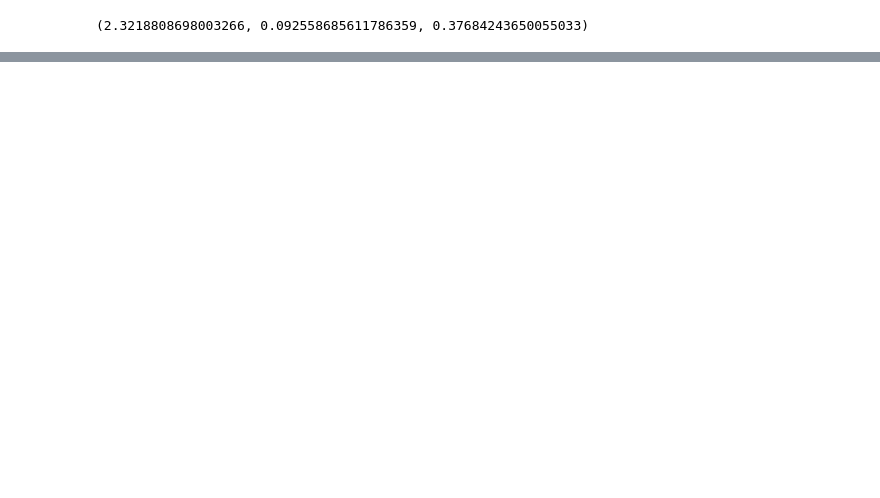
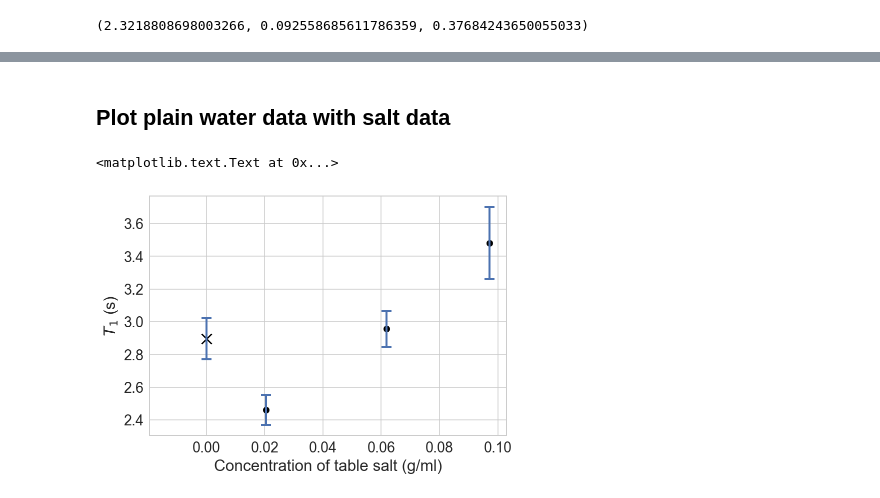
Before and after one commit to jackhong6/PHYS309, a Jupyter notebook: PHYS 309 Final Data Analysis 3.ipynb, the cells around one changed output, grey strips where cells are left out. Drawn from its saved outputs; the diff is of its cells as text; code cells hidden in the pictures; blank space fills up the shorter version.

```diff
--- a/PHYS 309 Final Data Analysis 3.ipynb
+++ b/PHYS 309 Final Data Analysis 3.ipynb
@@ -345,0 +348,18 @@ xlabel('Solution')
+# %% [markdown]
+## Plot plain water data with salt data
+# %%
+salt_mass = array([0, 10.22, 30.88, 48.55])  # in grams
+conc = salt_mass / 500  # concentration of salt in g/ml
+T1_salt = [T1_0, T1_10,T1_30,T1_48]
+uT1_salt = [uT1_0, uT1_10,uT1_30,uT1_48]
+
+scatter(conc[0], T1_salt[0], marker='x', color='black', s=100)
+scatter(conc[1:], T1_salt[1:], marker='o', color='black', s=40)
+errorbar(conc, T1_salt, yerr=uT1_salt, linestyle='none', capsize=5, elinewidth=2, markeredgewidth=2)
+
+x = linspace(0, 0.12)
+xlabel('Concentration of table salt (g/ml)')
+ylabel('$T_1$ (s)')
+# %% [output]
+<matplotlib.text.Text at 0x...>
+[figure, added]
```
Also changed, not shown: parts of 8 cells of this notebook.
